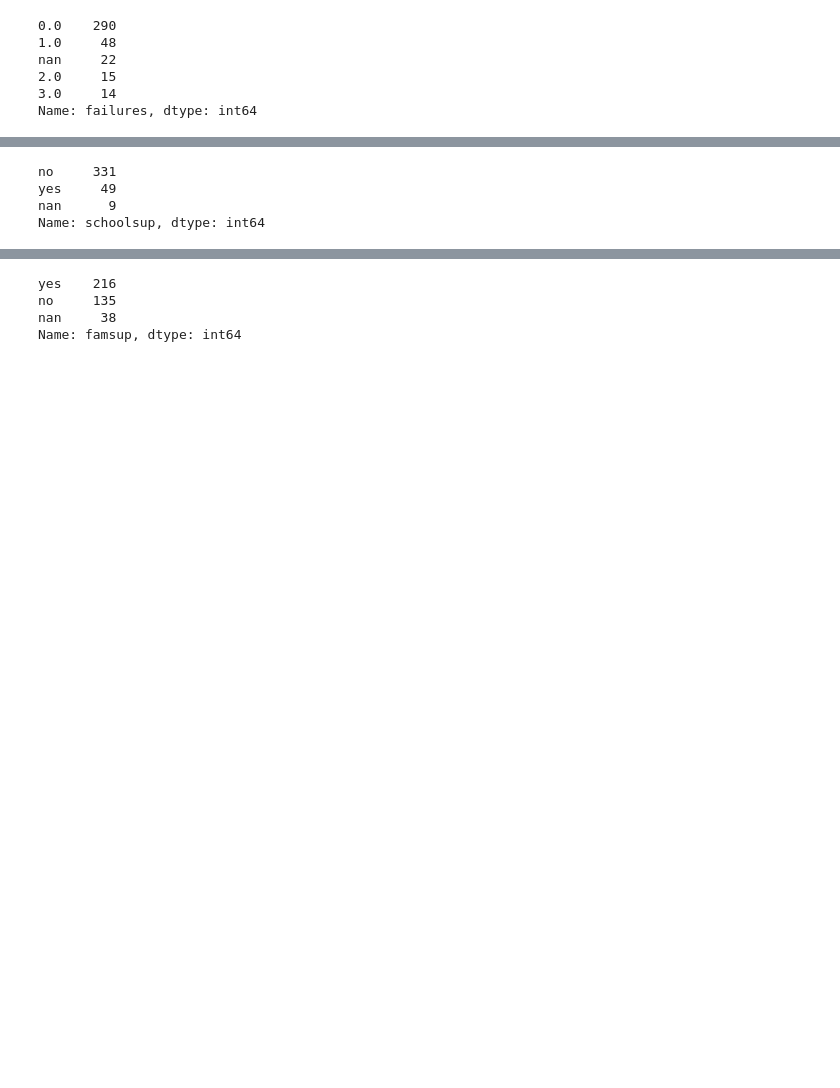
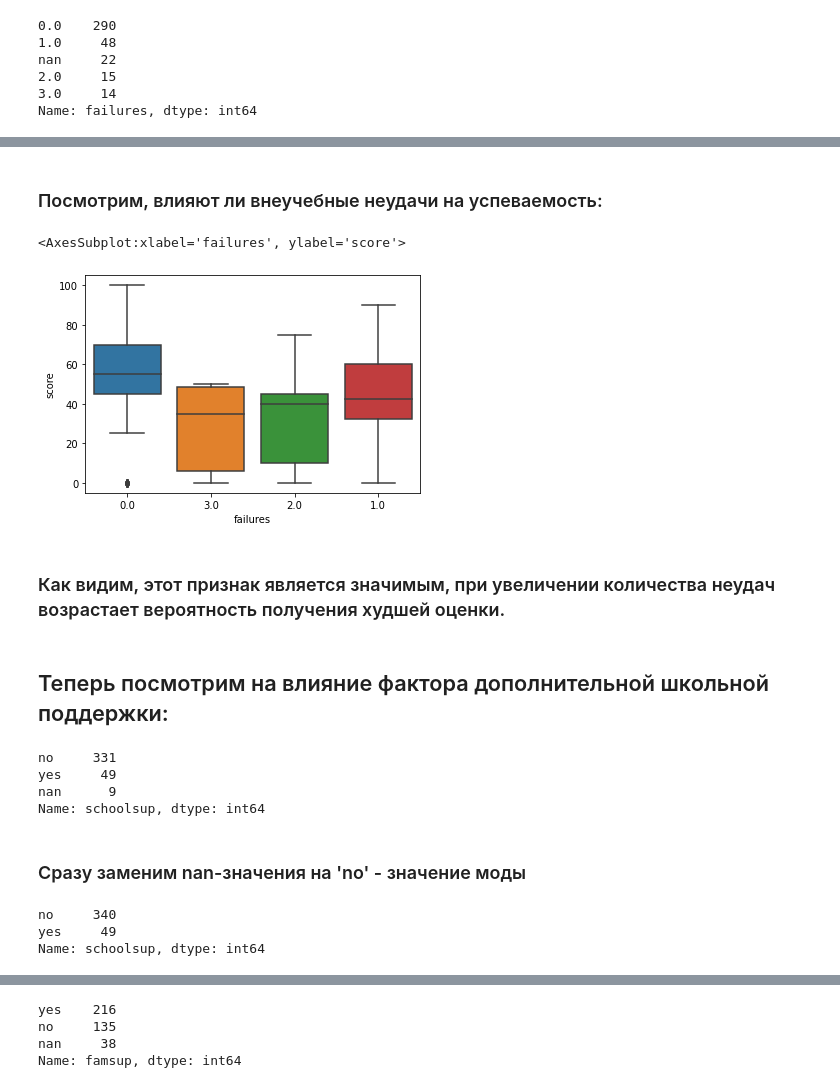
Before and after one commit to novikaj/AlinaProjects, a Jupyter notebook: module_2/0_project_2_EDA.ipynb, the cells around one changed output, grey strips where cells are left out. Saved outputs shown, nothing was run; the diff lists cells and outputs as text; code cells hidden in the pictures; blank space fills up the shorter version.

Commit message:
Added values including freetime

```diff
--- a/module_2/0_project_2_EDA.ipynb
+++ b/module_2/0_project_2_EDA.ipynb
@@ -818,3 +828,17 @@ Name: failures, dtype: int64
+# %%
+studying.loc[studying['failures']=='nan', 'failures']=0.0
+# %% [markdown]
+### Посмотрим, влияют ли внеучебные неудачи на успеваемость:
+# %%
+none_function('failures')
+sns.boxplot(x='failures', y='score', data=studying)
+# %% [output]
+<AxesSubplot:xlabel='failures', ylabel='score'>
+[figure, added]
+# %% [markdown]
+### Как видим, этот признак является значимым, при увеличении количества неудач возрастает вероятность получения худшей оценки.
+# %% [markdown]
+## Теперь посмотрим на влияние фактора дополнительной школьной поддержки:
 # %%
 none_function('schoolsup')
 count_values('schoolsup')
@@ -823,3 +847,12 @@ no     331
 yes     49
 nan      9
 Name: schoolsup, dtype: int64
+# %% [markdown]
+### Сразу заменим nan-значения на 'no' - значение моды
+# %%
+studying.loc[studying['schoolsup']=='nan', 'schoolsup']='no'
+count_values('schoolsup')
+# %% [output]
+no     340
+yes     49
+Name: schoolsup, dtype: int64
```
Also changed, not shown: parts of 62 cells of this notebook.
